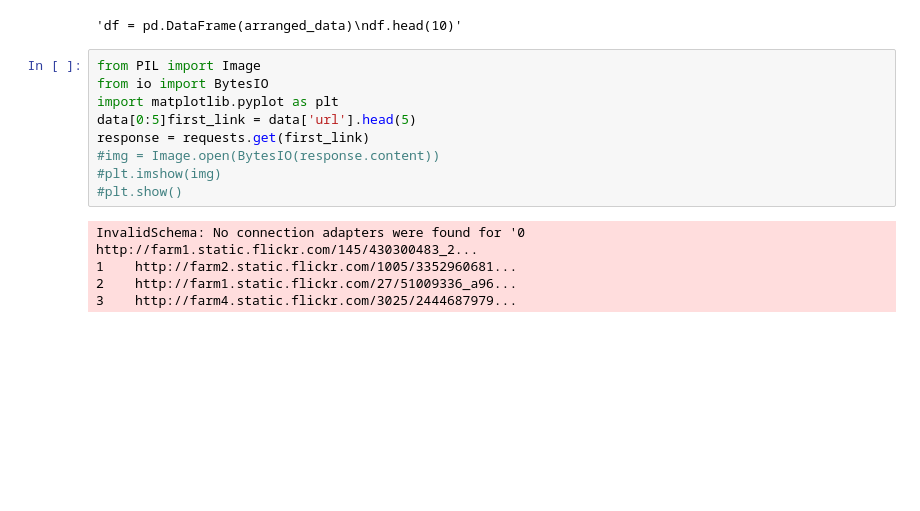
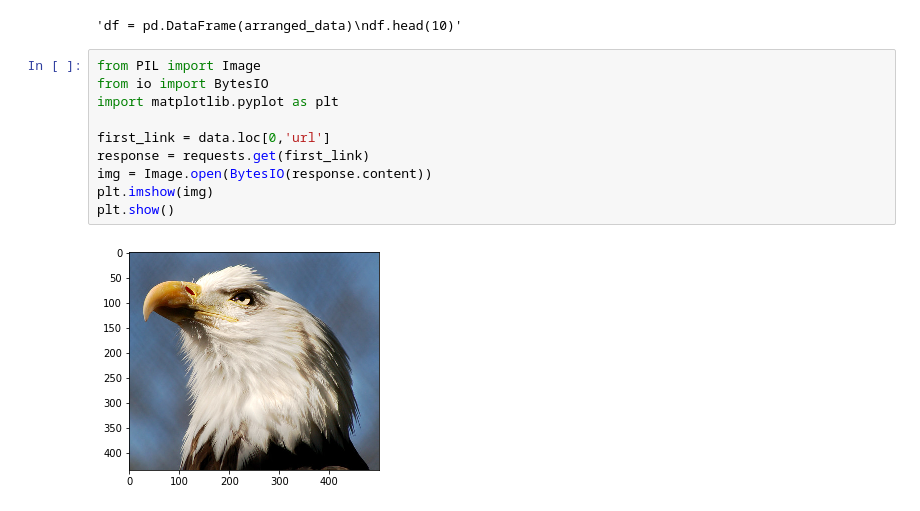
Before and after one commit to WillBaaT/2nd-ML100Days, a Jupyter notebook: homework/Day_003-2_HW.ipynb, the cells around one changed output. Drawn from its saved outputs; the diff is of its cells as text; blank space fills up the shorter version.

```diff
--- a/homework/Day_003-2_HW.ipynb
+++ b/homework/Day_003-2_HW.ipynb
@@ -48,14 +49,12 @@ df.head(10)'''
 # %%
 from PIL import Image
 from io import BytesIO
 import matplotlib.pyplot as plt
-data[0:5]first_link = data['url'].head(5)
+
+first_link = data.loc[0,'url']
 response = requests.get(first_link)
-#img = Image.open(BytesIO(response.content))
-#plt.imshow(img)
-#plt.show()
+img = Image.open(BytesIO(response.content))
+plt.imshow(img)
+plt.show()
 # %% [output]
-InvalidSchema: No connection adapters were found for '0    http://farm1.static.flickr.com/145/430300483_2...
-1    http://farm2.static.flickr.com/1005/3352960681...
-2    http://farm1.static.flickr.com/27/51009336_a96...
-3    http://farm4.static.flickr.com/3025/2444687979...
+[figure, added]
```
Also changed, not shown: parts of 3 cells of this notebook.
